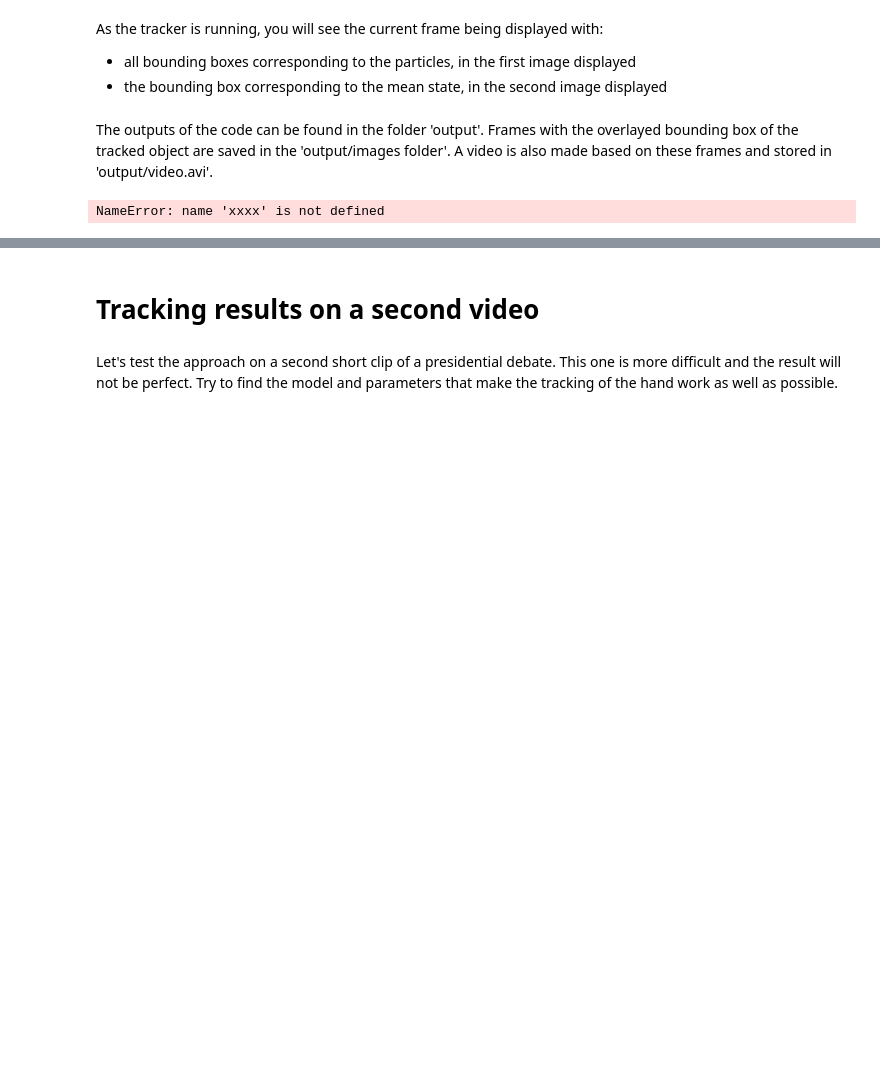
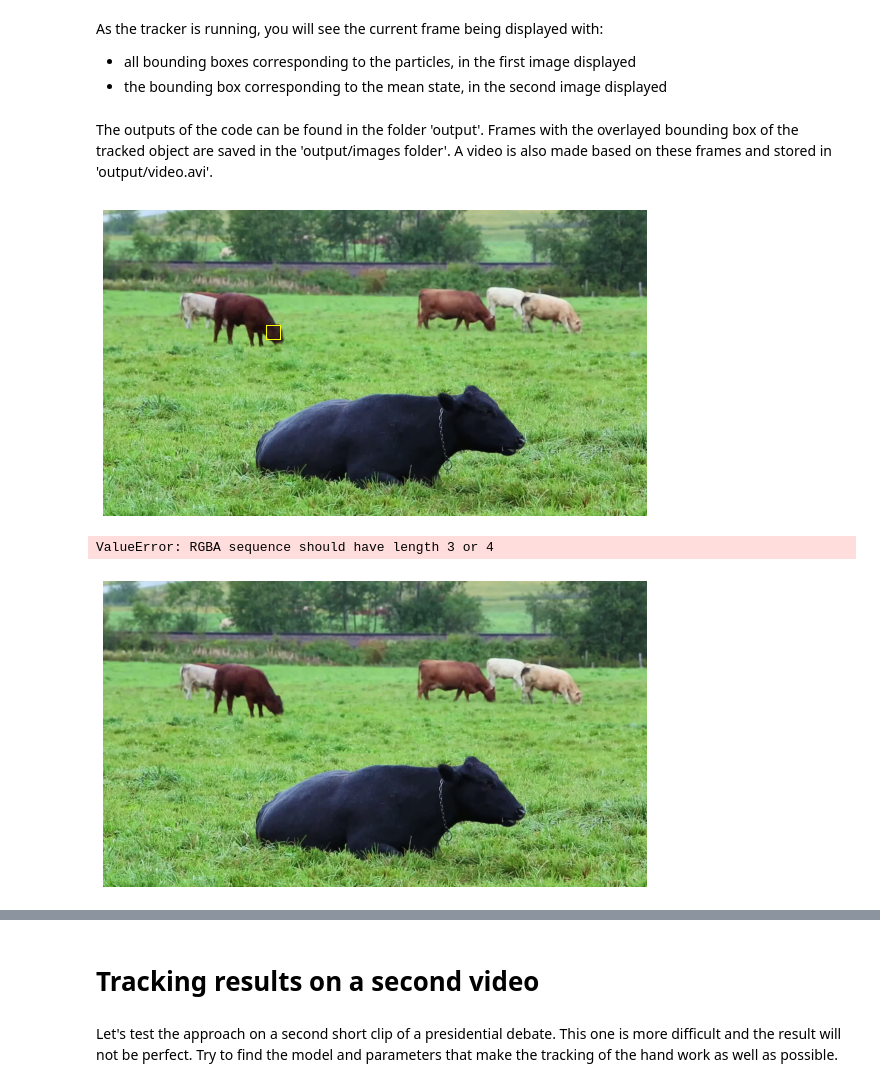
Before and after one commit to lucas-hmmt/IMA208, a Jupyter notebook: TP3/TP_ParticleFiltering.ipynb, the cells around one changed output, grey strips where cells are left out. Saved outputs shown, nothing was run; the diff lists cells and outputs as text; code cells hidden in the pictures; blank space fills up the shorter version.

```diff
--- a/TP3/TP_ParticleFiltering.ipynb
+++ b/TP3/TP_ParticleFiltering.ipynb
@@ -43,6 +43,7 @@ template_W = 100
 template_H = 100
 template_x = 600
 template_y = 430
+template_s = (template_W/template_H)/2
 
 # Bounding box in [x1,y1,x2,y2] format:
 template_bb = np.array([template_x-template_W//2,template_y-template_H//2,
@@ -196,4 +197,4 @@ template_hsv = cv.cvtColor(template, cv.COLOR_RGB2HSV) # template converted to H
 
 # normalized histogram
 template_hist = cv.calcHist([template_hsv], [0, 1], None, [180, 256], [0, 180, 0, 256])
-cv.normalize(template_hist, template_hist, alpha=1., norm_type = cv.NORM_L1)
+template_hist = cv.normalize(template_hist, template_hist, alpha=1., norm_type = cv.NORM_L1)
@@ -239,7 +232,7 @@ def histogram_likelihood(image, template_hist, bounding_boxes, N, M, lbda):
     histogram_list = []
     for hist in histogram_list_unormalized:
         h = hist
-        cv.normalize(h, h, alpha=1., norm_type = cv.NORM_L1)
+        h = cv.normalize(h, h, alpha=1., norm_type = cv.NORM_L1)
         histogram_list.append(h)
 
     # Compute the Bhattacharyya distance between patch and template histograms, for every patch in the patch_list.
@@ -393,16 +390,16 @@ if not os.path.exists('output/images'):
 # Hint: you can use lambda expressions to create functions based on xxx_likelihood and state_propagation
 # but with the correct arguments
 
-forward = xxxx
-likelihood = xxxx
+likelihood = lambda particles, z: histogram_likelihood(z, template_hist, particles, N, M, lbda) #????? quasi sur
+forward = lambda particles: state_propagation(particles, process_noise_std) #?????? quasi sur
 
 # Initialize particle filter
-PF = xxxx
+PF = ParticleFilter(6, n_particles=100, tau=0.5, forward=forward, likelihood=likelihood)
 
 # Initialize particle x, y, s values to match the template location and size
-PF.particles[:,0] = xxxx
-PF.particles[:,1] = xxxx
-PF.particles[:,2] = xxxx
+PF.particles[:,0] = template_x*np.ones(PF.n_particles) #????????????????????????????????
+PF.particles[:,1] = template_y*np.ones(PF.n_particles) #????????????????????????????????
+PF.particles[:,2] = template_s*np.ones(PF.n_particles) #????????????????????????????????
 
 count = -1
 video_capture = cv.VideoCapture(video_path)
@@ -419,41 +416,46 @@ while(True):
 
     if count > 0: # ignore first template frame
         # Call ParticleFilter resample, predict and update routines:
-        xxxx
+        PF.resample()
+        PF.predict()
+        z = zeroth_frame #????????????????????????????????
+        PF.update(z)
 
     # Compute the expectation of the state posterior
-    mean_state = xxxx
-    mean_bb = particles_to_bounding_boxes(np.expand_dims(mean_state, axis=0))
+    mean_state = PF.state_expectation()
+    mean_bb = particles_to_bounding_boxes(np.expand_dims(mean_state, axis=0), template_W, template_H)
 
     # Plot the frame with all particles' bounding boxes overlayed
     clear_output(wait=True)
 
     fig = plt.figure(figsize=(10, 10*frame.shape[0]/frame.shape[1]))
     ax = fig.add_subplot(111, aspect='equal')
     ax.imshow(cv.cvtColor(frame, cv.COLOR_BGR2RGB))
     plt.grid(False)
     plt.axis('off')
 
-    for d in particles_to_bounding_boxes(PF.particles):
+    for d in particles_to_bounding_boxes(PF.particles, template_W, template_H):
         d = d.astype(np.int32)
         ax.add_patch(patches.Rectangle((d[0],d[1]),d[2]-d[0],d[3]-d[1],fill=False,lw=1,ec=colour_particle))
 
     plt.show();
 
     # Plot and save frame with the mean state overlayed
     fig = plt.figure(figsize=(10, 10*frame.shape[0]/frame.shape[1]))
     ax = fig.add_subplot(111, aspect='equal')
     ax.imshow(cv.cvtColor(frame, cv.COLOR_BGR2RGB))
     plt.grid(False)
     plt.axis('off')
 
     d = mean_bb[0].astype(np.int32)
     ax.add_patch(patches.Rectangle((d[0],d[1]),d[2]-d[0],d[3]-d[1],fill=False,lw=3,ec=colour_mean))
 
     plt.savefig(os.path.join('output', 'images', str(count).zfill(6) + '.png'))
     plt.show();
 # %% [output]
+[figure, added]
-NameError: name 'xxxx' is not defined
+ValueError: RGBA sequence should have length 3 or 4
+[figure, added]
 # %%
 # Reload the png's and save as video for better visualization
 image_folder = os.path.join('output', 'images')
```
Also changed, not shown: parts of 8 cells of this notebook, 1 other file.
